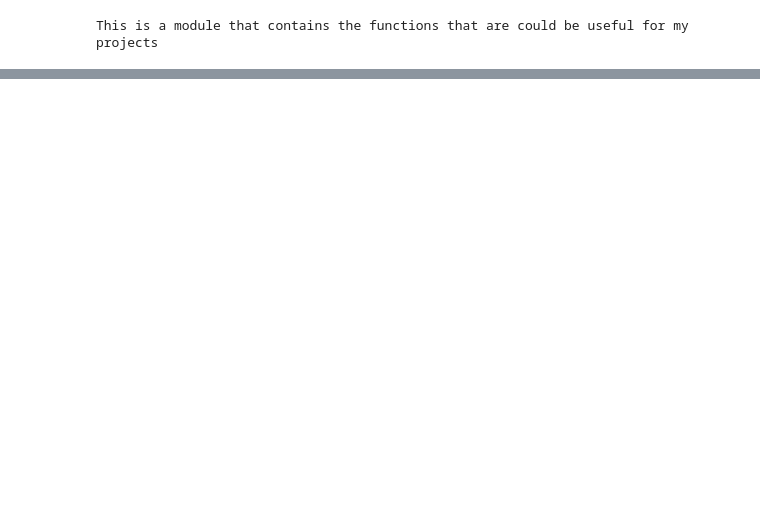
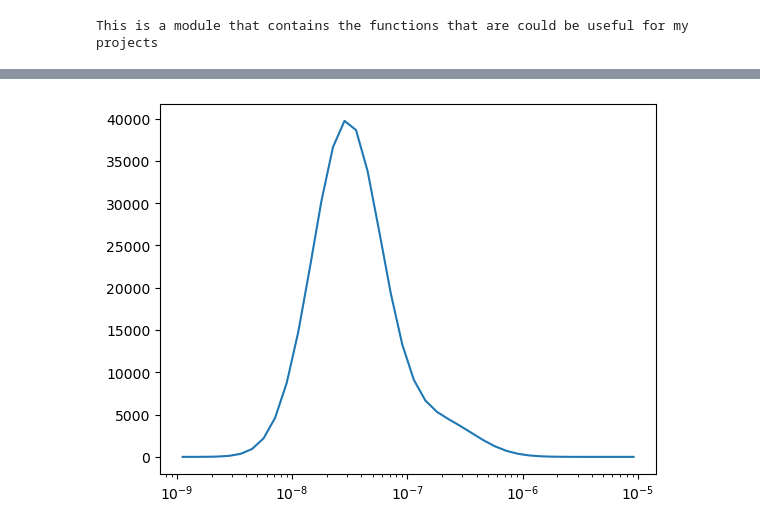
Before and after one commit to masoud-akbarzadeh/aerosol_clouds_class, a Jupyter notebook: hw3_aerosol_physics/hw_3_aero_general_dyn_eqn.ipynb, the cells around one changed output, grey strips where cells are left out. Saved outputs shown, nothing was run; the diff lists cells and outputs as text; code cells hidden in the pictures; blank space fills up the shorter version.

```diff
--- a/hw3_aerosol_physics/hw_3_aero_general_dyn_eqn.ipynb
+++ b/hw3_aerosol_physics/hw_3_aero_general_dyn_eqn.ipynb
@@ -394,4 +406,17 @@ def simulation_general_dynamic_equation(
     # return the results
     print('Simulation is done')
     return mass_per_particle_in_bins_sim
+# %%
+# Function to gives the number of particles in each bin
+# Using total number of particles, geometric mean diameter, and standard deviation
+def number_in_bins(total_number_input, dia_par_geom_input, st_dev_input, bins_g_mean_input):
+    # totalNumberInput is the total number of particles in the distribution
+    # diaPgInput is the geometric mean diameter of the distribution
+    # stdInput is the standard deviation of the distribution
+    # binsGMeanInput is the geometric mean of the bins
+    # numberInBins is the number of particles in each bin
+    # number of particles in the distribution
+    number_in_bins_out = total_number_input / (np.sqrt(2 * np.pi) * np.log(st_dev_input) * bins_g_mean_input) * np.exp(-(np.log(bins_g_mean_input / dia_par_geom_input)) ** 2 / (2 * (np.log(st_dev_input)) ** 2))
+
+    return number_in_bins_out
 # %%
@@ -410,0 +443,6 @@ N = dN_dDp * (bins_generator_dp_upper(bins_number=bin_number, d_p_min=dp_min, d_
+# %%
+# Urban aerosol distribution numbered as 1
+N1 = number_in_bins(N_1, D_pg_1, S_g_1, Dp)
+N2 = number_in_bins(N_2, D_pg_2, S_g_2, Dp)
+N_in_bins = number_in_bins(N_1, D_pg_1, S_g_1, Dp) + number_in_bins(N_2, D_pg_2, S_g_2, Dp)
+mass_in_bins = dia_dis_to_mass_dis(N_in_bins, Dp)
@@ -416,0 +467,7 @@ plt.plot(Dp, N)
+# %%
+# plot DN/DlogDp
+dN_dlogDp = dn_ddp_to_dn_dlogdp(N_in_bins, Dp)
+plt.plot(Dp, dN_dlogDp * 1E-6) # convert m^-3 to cm^-3
+plt.xscale('log')
+# %% [output]
+[figure, added]
```
Also changed, not shown: parts of 16 cells of this notebook.
